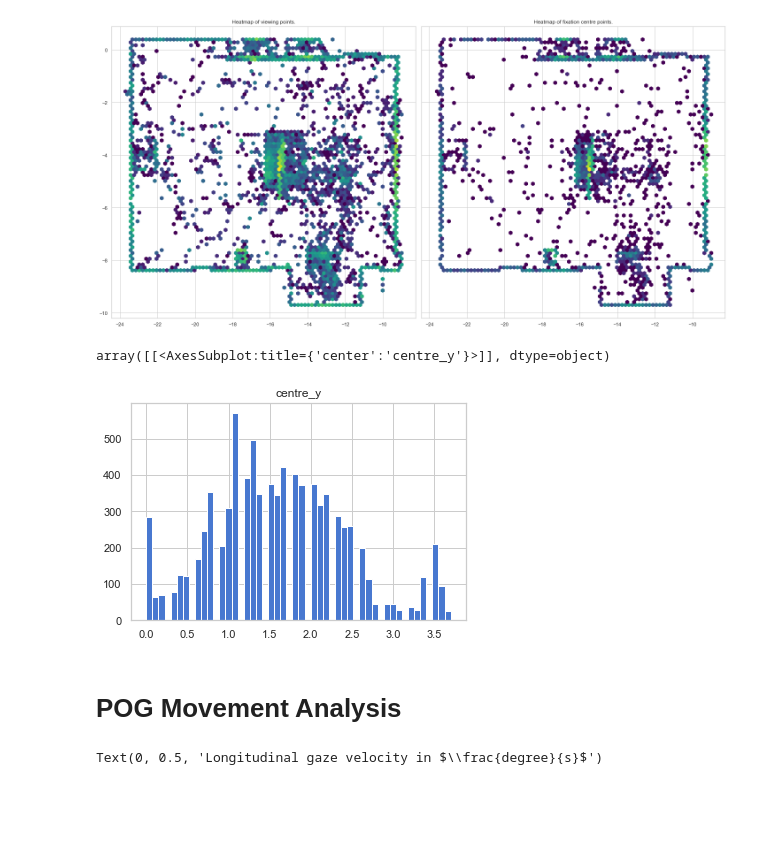
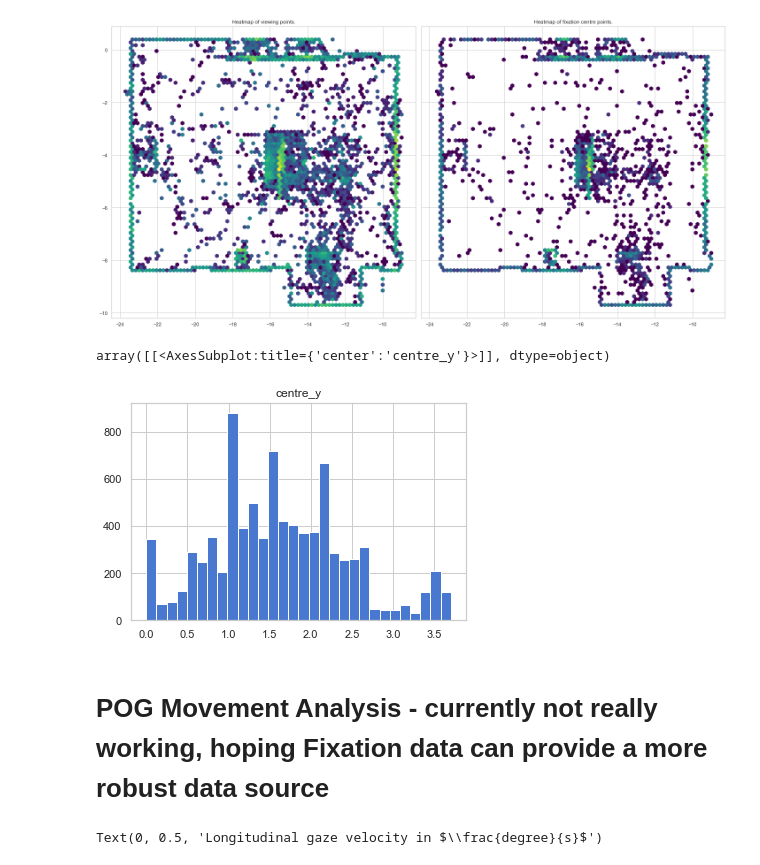
Before and after one commit to RGBPlaza/EDVAM, a Jupyter notebook: analytics.ipynb, the cells around one changed output. Drawn from its saved outputs; the diff is of its cells as text; code cells hidden in the pictures; blank space fills up the shorter version.

```diff
--- a/analytics.ipynb
+++ b/analytics.ipynb
@@ -742,12 +742,12 @@ fig.tight_layout()
 # %% [output]
 [figure]
 # %%
-fix_df.hist("centre_y", bins=40)
+fix_df.hist("centre_y", bins=30)
 # %% [output]
 array([[<AxesSubplot:title={'center':'centre_y'}>]], dtype=object)
-[figure, old version]
+[figure, new version]
-# %% [markdown]
-# POG Movement Analysis
+# %% [markdown]
+# POG Movement Analysis - currently not really working, hoping Fixation data can provide a more robust data source
 # %%
 gaze_metrics = {}
 long_gaze_velocities = []
```
